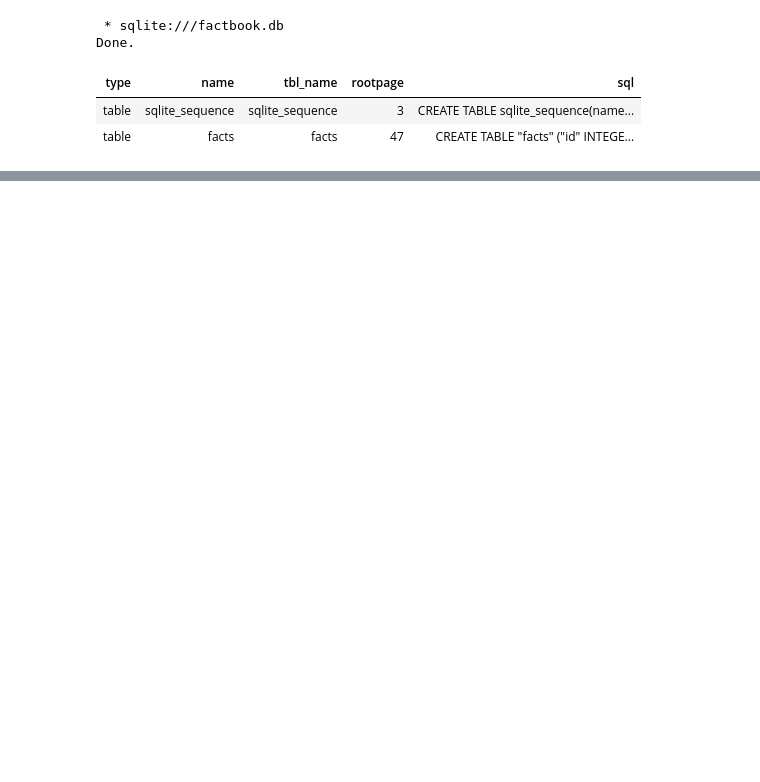
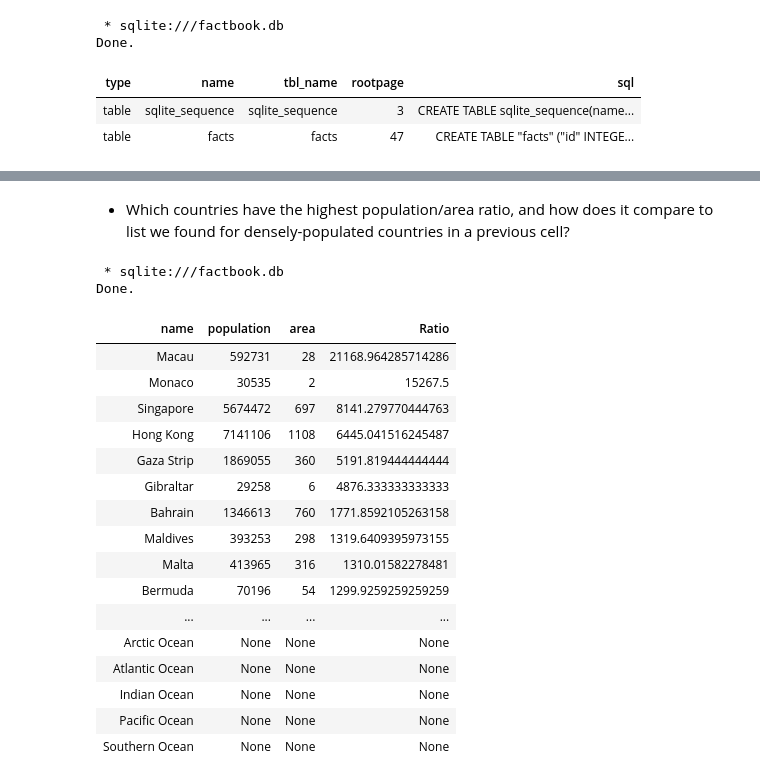
Before and after one commit to jgajera/Analyzing-CIA-Factbook-Data-Using-SQL, a Jupyter notebook: Project 5 --- Analyzing CIA Factbook Data Using SQL.ipynb, the cells around one changed output, grey strips where cells are left out. Saved outputs shown, nothing was run; the diff lists cells and outputs as text; code cells hidden in the pictures; blank space fills up the shorter version.

```diff
--- a/Project 5 --- Analyzing CIA Factbook Data Using SQL.ipynb
+++ b/Project 5 --- Analyzing CIA Factbook Data Using SQL.ipynb
@@ -29,0 +293,28 @@ Done.
+# %% [markdown]
+* Which countries have the highest population/area ratio, and how does it compare to list we found for densely-populated countries in a previous cell?
+# %%
+%%sql
+SELECT name, population, area, CAST(population AS Float) / CAST(area AS Float) AS Ratio
+    FROM facts
+    WHERE name!="World"
+    ORDER BY Ratio DESC;
+# %% [output]
+ * sqlite:///factbook.db
+Done.
+| name | population | area | Ratio |
+| Macau | 592731 | 28 | 21168.964285714286 |
+| Monaco | 30535 | 2 | 15267.5 |
+| Singapore | 5674472 | 697 | 8141.279770444763 |
+| Hong Kong | 7141106 | 1108 | 6445.041516245487 |
+| Gaza Strip | 1869055 | 360 | 5191.819444444444 |
+| Gibraltar | 29258 | 6 | 4876.333333333333 |
+| Bahrain | 1346613 | 760 | 1771.8592105263158 |
+| Maldives | 393253 | 298 | 1319.6409395973155 |
+| Malta | 413965 | 316 | 1310.01582278481 |
+| Bermuda | 70196 | 54 | 1299.9259259259259 |
+| ... | ... | ... | ... |
+| Arctic Ocean | None | None | None |
+| Atlantic Ocean | None | None | None |
+| Indian Ocean | None | None | None |
+| Pacific Ocean | None | None | None |
+| Southern Ocean | None | None | None |
```
Also changed, not shown: parts of 29 cells of this notebook.
